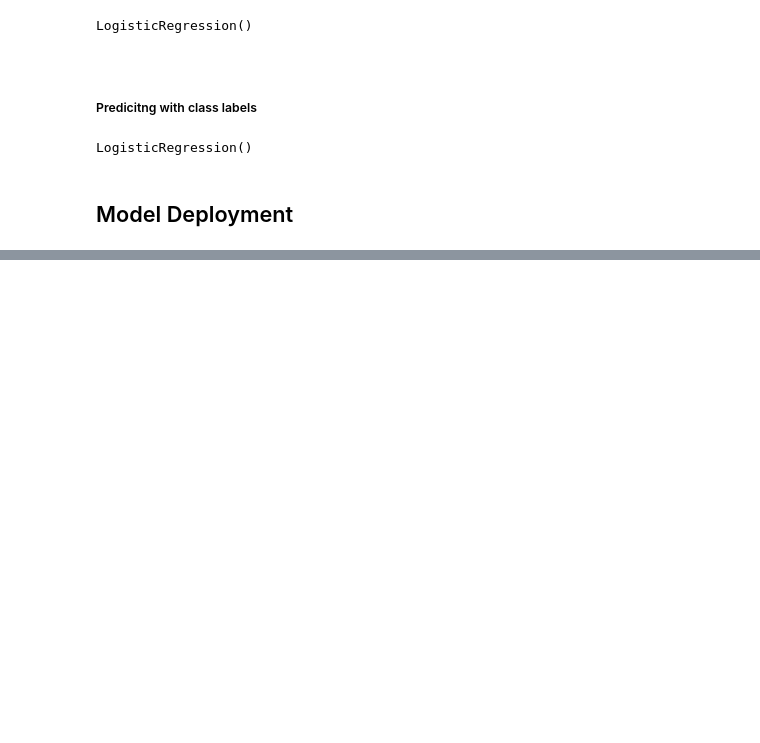
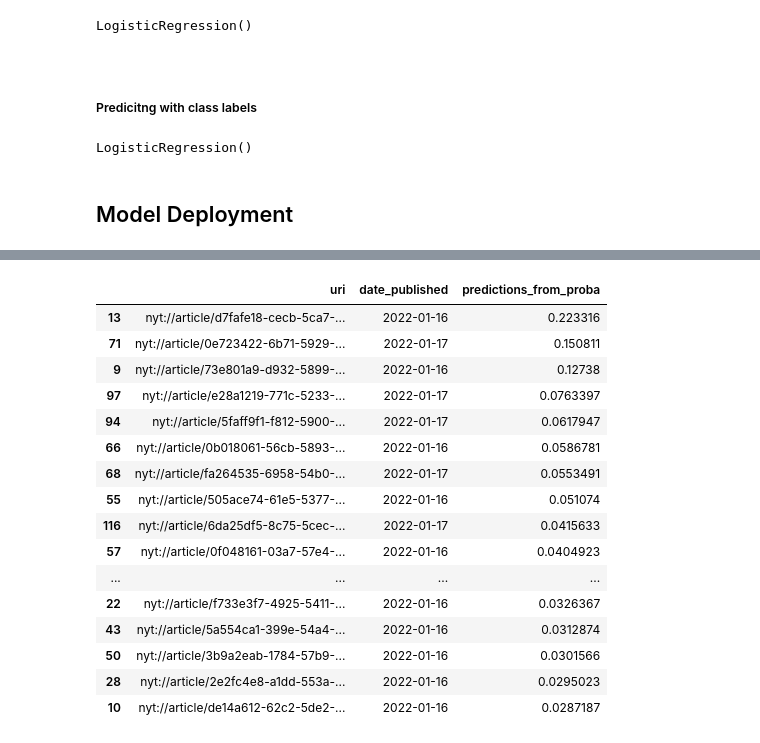
Before and after one commit to zach-hanly/nyt_predicting_shared_articles, a Jupyter notebook: modeling.ipynb, the cells around one changed output, grey strips where cells are left out. Saved outputs shown, nothing was run; the diff lists cells and outputs as text; code cells hidden in the pictures; blank space fills up the shorter version.

Commit message:
update deployment code, add markdown to preprocessing

```diff
--- a/modeling.ipynb
+++ b/modeling.ipynb
@@ -936,0 +930,3 @@ def save_predictions(prediction_day, proba_top_20, class_top_20):
+# %%
+snippet_proba_pipe = Pipeline([('snippet_tok_tf', snippet_tok_tf),
+                               ('snippet_proba_rf_tok', snippet_proba_rf_tok)])
@@ -936,0 +965,25 @@ def save_predictions(prediction_day, proba_top_20, class_top_20):
+# %%
+def proba_nlp_pipeline(features, index):
+
+    headline_probs = headline_proba_pipe.predict_proba(features.headline)
+    headline_probs = [x[1] for x in headline_probs]
+
+    keywords_probs = keywords_proba_pipe.predict_proba(features.keywords)
+    keywords_probs = [x[1] for x in keywords_probs]
+
+    snippet_probs  = snippet_proba_pipe.predict_proba(features.snippet)
+    snippet_probs = [x[1] for x in snippet_probs]
+
+    word_count_probs = word_count_log_reg.predict_proba(features.word_count.values.reshape(-1, 1))
+    word_count_probs = [x[1] for x in word_count_probs]
+
+    df = pd.DataFrame({'headline_probabilty': headline_probs,
+                       'keywords_probabilty': keywords_probs,
+                       'snippet_probabilty': snippet_probs,
+                       'word_count_probabilty': word_count_probs},
+                      index=index)
+
+    scaler = StandardScaler()
+    df.iloc[:, :] = scaler.fit_transform(df.iloc[:, :].to_numpy())
+
+    return df
@@ -936,0 +1024,2 @@ def save_predictions(prediction_day, proba_top_20, class_top_20):
+# %%
+proba_for_pred = proba_nlp_pipeline(df_feature_deploy, df_feature_deploy.index)
@@ -936,0 +1046,6 @@ def save_predictions(prediction_day, proba_top_20, class_top_20):
+# %%
+predictions_from_proba = clf_proba.predict_proba(proba_for_pred)
+predictions_from_proba = [x[1] for x in predictions_from_proba]
+predictions_from_proba = pd.Series(predictions_from_proba, index=deployed_article_ids.index,
+                                   name='predictions_from_proba')
+predictions_from_proba
@@ -936,0 +1084,24 @@ def save_predictions(prediction_day, proba_top_20, class_top_20):
+# %%
+top_20_from_proba = pd.DataFrame([deployed_article_ids, date_published, predictions_from_proba]).T
+
+top_20_from_proba.sort_values('predictions_from_proba', ascending=False, inplace=True)
+top_20_from_proba = top_20_from_proba[:20]
+top_20_from_proba
+# %% [output]
+|  | uri | date_published | predictions_from_proba |
+| 13 | nyt://article/d7fafe18-cecb-5ca7-... | 2022-01-16 | 0.223316 |
+| 71 | nyt://article/0e723422-6b71-5929-... | 2022-01-17 | 0.150811 |
+| 9 | nyt://article/73e801a9-d932-5899-... | 2022-01-16 | 0.12738 |
+| 97 | nyt://article/e28a1219-771c-5233-... | 2022-01-17 | 0.0763397 |
+| 94 | nyt://article/5faff9f1-f812-5900-... | 2022-01-17 | 0.0617947 |
+| 66 | nyt://article/0b018061-56cb-5893-... | 2022-01-16 | 0.0586781 |
+| 68 | nyt://article/fa264535-6958-54b0-... | 2022-01-17 | 0.0553491 |
+| 55 | nyt://article/505ace74-61e5-5377-... | 2022-01-16 | 0.051074 |
+| 116 | nyt://article/6da25df5-8c75-5cec-... | 2022-01-17 | 0.0415633 |
+| 57 | nyt://article/0f048161-03a7-57e4-... | 2022-01-16 | 0.0404923 |
+| ... | ... | ... | ... |
+| 22 | nyt://article/f733e3f7-4925-5411-... | 2022-01-16 | 0.0326367 |
+| 43 | nyt://article/5a554ca1-399e-54a4-... | 2022-01-16 | 0.0312874 |
+| 50 | nyt://article/3b9a2eab-1784-57b9-... | 2022-01-16 | 0.0301566 |
+| 28 | nyt://article/2e2fc4e8-a1dd-553a-... | 2022-01-16 | 0.0295023 |
+| 10 | nyt://article/de14a612-62c2-5de2-... | 2022-01-16 | 0.0287187 |
```
Also changed, not shown: parts of 76 cells of this notebook, 4 other files.
